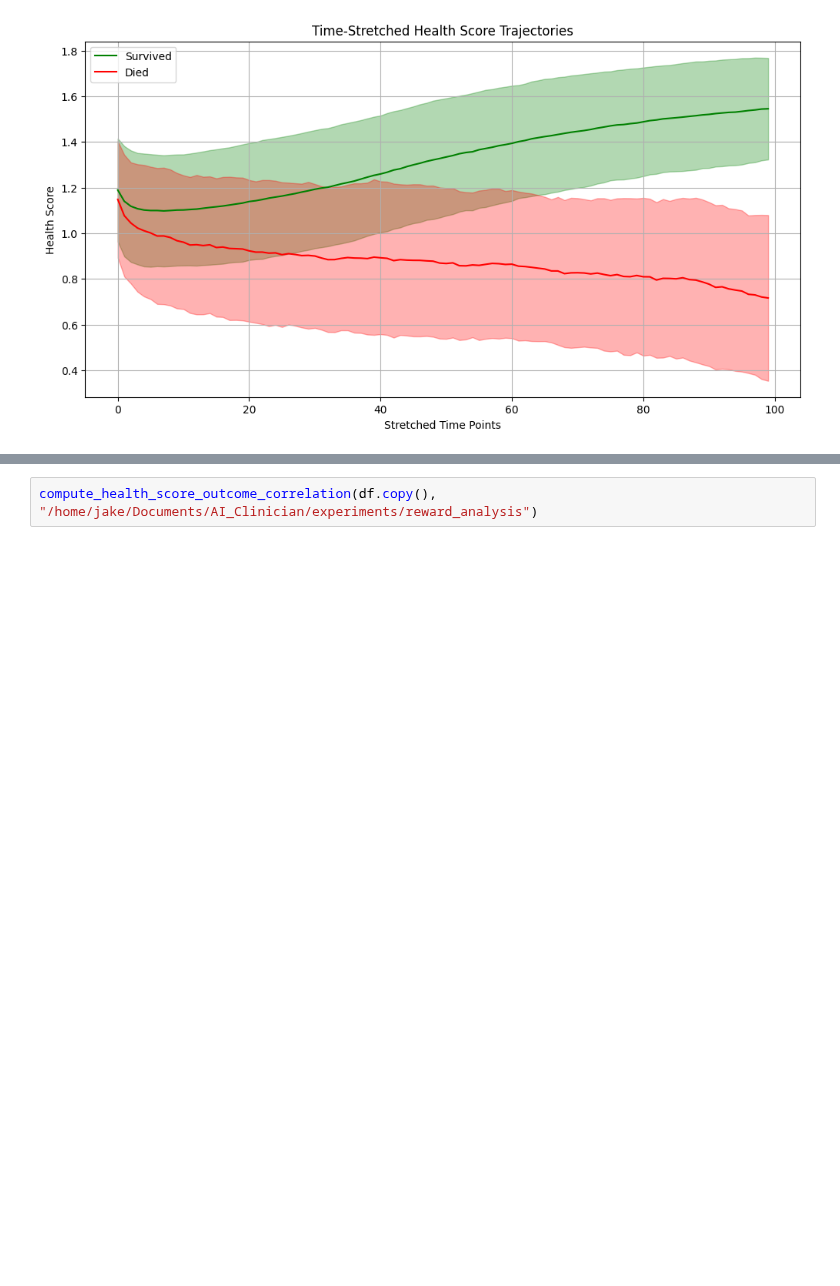
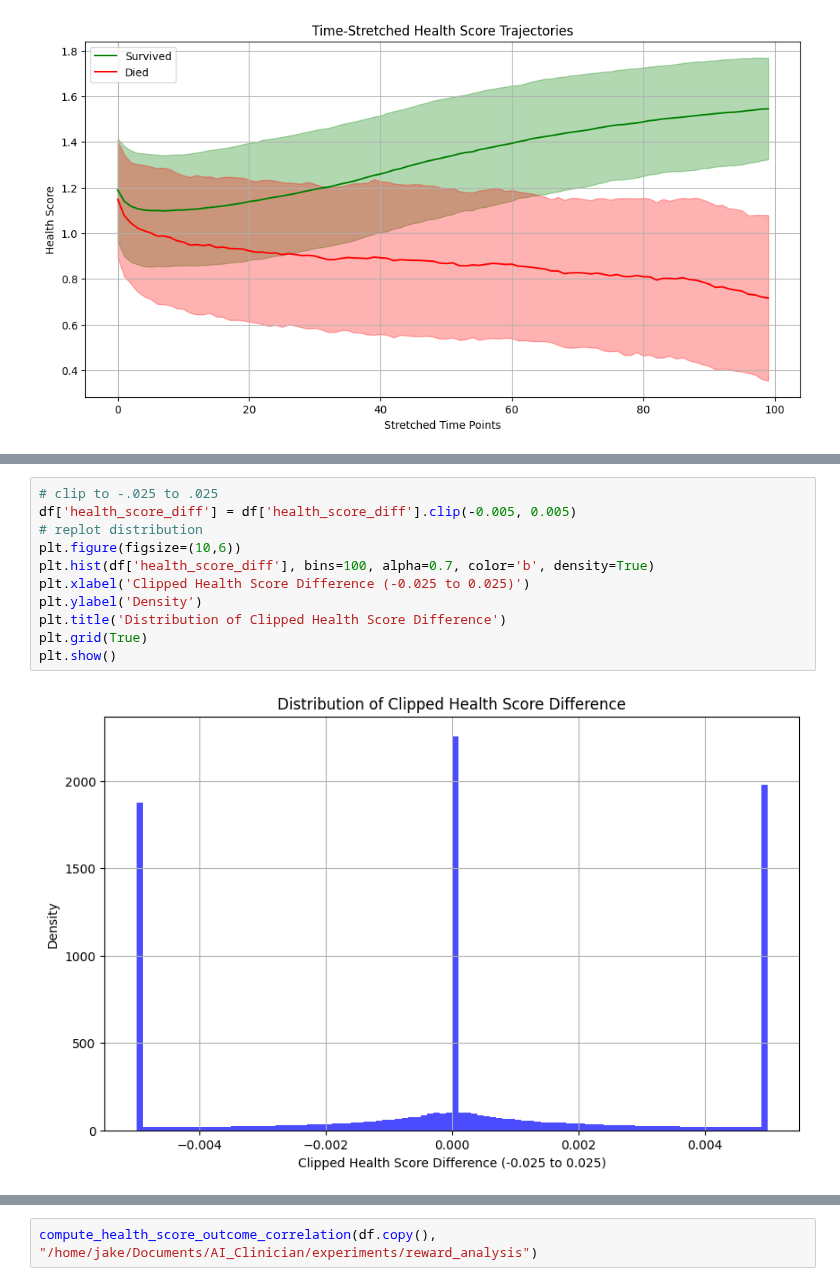
Before and after one commit to jakeormond/ai_clinician_pediatric_rl, a Jupyter notebook: src/analyse_input_features/analyse_health_score.ipynb, the cells around one changed output, grey strips where cells are left out. Drawn from its saved outputs; the diff is of its cells as text; blank space fills up the shorter version.

```diff
--- a/src/analyse_input_features/analyse_health_score.ipynb
+++ b/src/analyse_input_features/analyse_health_score.ipynb
@@ -259,0 +270,13 @@ def compute_health_score_outcome_correlation(
+# %%
+# clip to -.025 to .025
+df['health_score_diff'] = df['health_score_diff'].clip(-0.005, 0.005)
+# replot distribution
+plt.figure(figsize=(10,6))
+plt.hist(df['health_score_diff'], bins=100, alpha=0.7, color='b', density=True)
+plt.xlabel('Clipped Health Score Difference (-0.025 to 0.025)')
+plt.ylabel('Density')
+plt.title('Distribution of Clipped Health Score Difference')
+plt.grid(True)
+plt.show()
+# %% [output]
+[figure, added]
```
Also changed, not shown: parts of 8 cells of this notebook.
